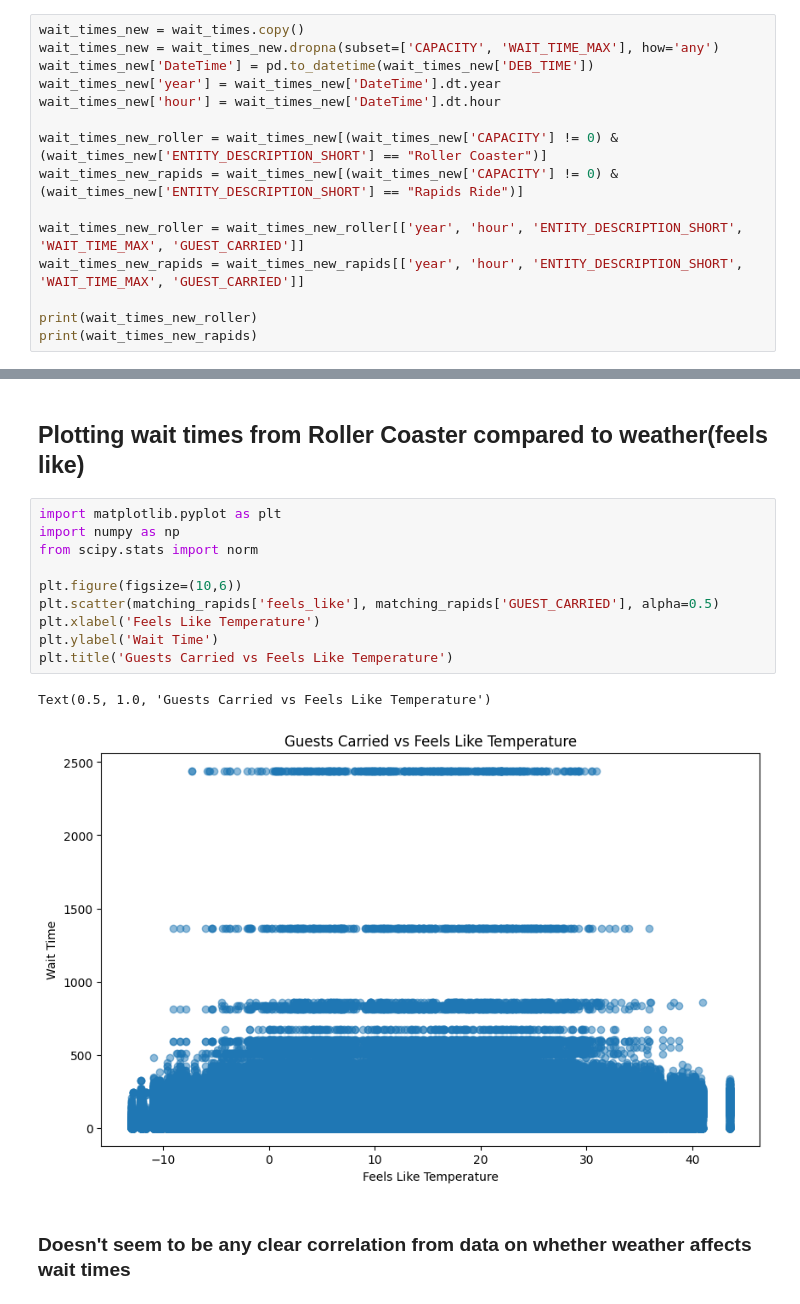
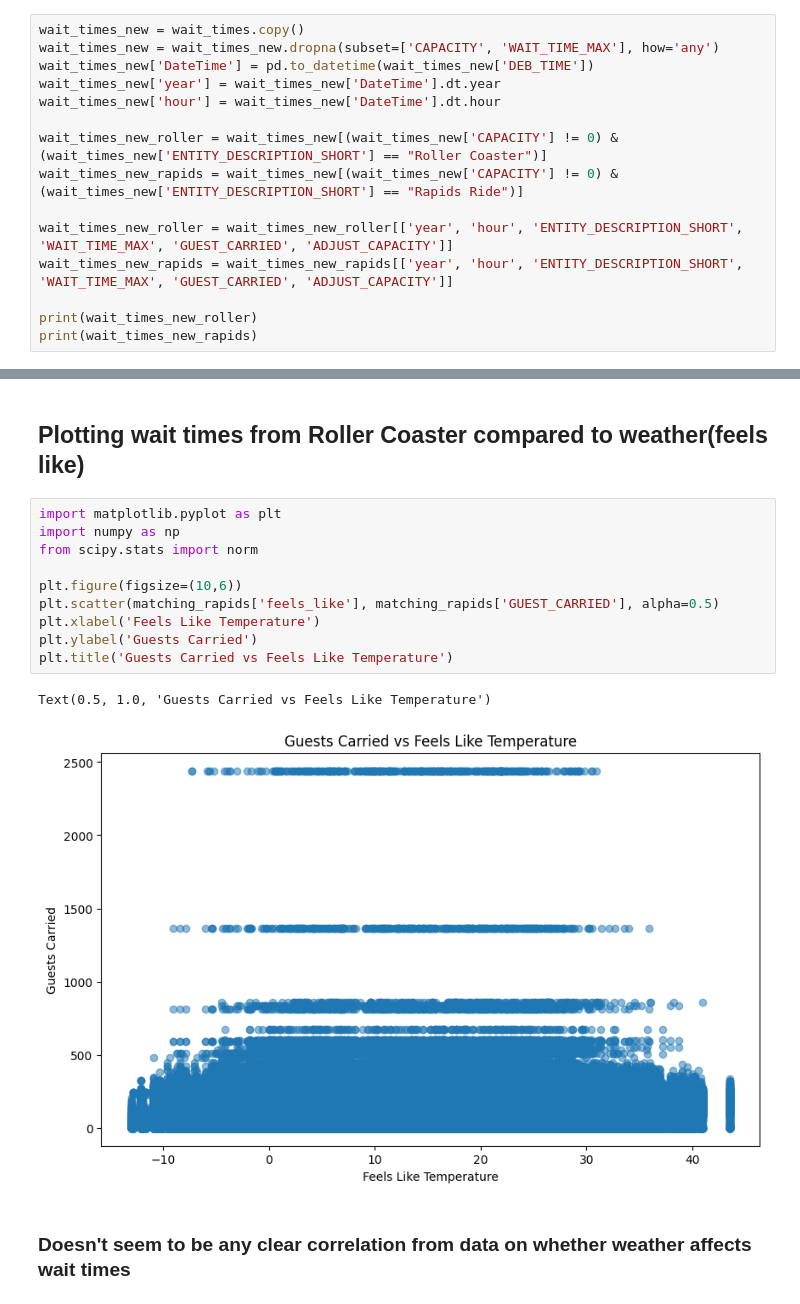
Before and after one commit to MwBm/DataAnalysisIntro, a Jupyter notebook: disneyData.ipynb, the cells around one changed output, grey strips where cells are left out. Drawn from its saved outputs; the diff is of its cells as text.

```diff
--- a/disneyData.ipynb
+++ b/disneyData.ipynb
@@ -95,8 +95,8 @@ wait_times_new['hour'] = wait_times_new['DateTime'].dt.hour
 wait_times_new_roller = wait_times_new[(wait_times_new['CAPACITY'] != 0) & (wait_times_new['ENTITY_DESCRIPTION_SHORT'] == "Roller Coaster")]
 wait_times_new_rapids = wait_times_new[(wait_times_new['CAPACITY'] != 0) & (wait_times_new['ENTITY_DESCRIPTION_SHORT'] == "Rapids Ride")]
 
-wait_times_new_roller = wait_times_new_roller[['year', 'hour', 'ENTITY_DESCRIPTION_SHORT', 'WAIT_TIME_MAX', 'GUEST_CARRIED']]
-wait_times_new_rapids = wait_times_new_rapids[['year', 'hour', 'ENTITY_DESCRIPTION_SHORT', 'WAIT_TIME_MAX', 'GUEST_CARRIED']]
+wait_times_new_roller = wait_times_new_roller[['year', 'hour', 'ENTITY_DESCRIPTION_SHORT', 'WAIT_TIME_MAX', 'GUEST_CARRIED', 'ADJUST_CAPACITY']]
+wait_times_new_rapids = wait_times_new_rapids[['year', 'hour', 'ENTITY_DESCRIPTION_SHORT', 'WAIT_TIME_MAX', 'GUEST_CARRIED', 'ADJUST_CAPACITY']]
 
 print(wait_times_new_roller)
 print(wait_times_new_rapids)
@@ -157,16 +168,16 @@ Index(['year', 'hour', 'ENTITY_DESCRIPTION_SHORT', 'WAIT_TIME_MAX',
 # %%
 import matplotlib.pyplot as plt
 import numpy as np
 from scipy.stats import norm
 
 plt.figure(figsize=(10,6))
 plt.scatter(matching_rapids['feels_like'], matching_rapids['GUEST_CARRIED'], alpha=0.5)
 plt.xlabel('Feels Like Temperature')
-plt.ylabel('Wait Time')
+plt.ylabel('Guests Carried')
 plt.title('Guests Carried vs Feels Like Temperature')
 # %% [output]
 Text(0.5, 1.0, 'Guests Carried vs Feels Like Temperature')
-[figure, old version]
+[figure, new version]
 # %% [markdown]
 ### Doesn't seem to be any clear correlation from data on whether weather affects wait times
 # %% [markdown]
```
Also changed, not shown: parts of 7 cells of this notebook, 1 other file.
